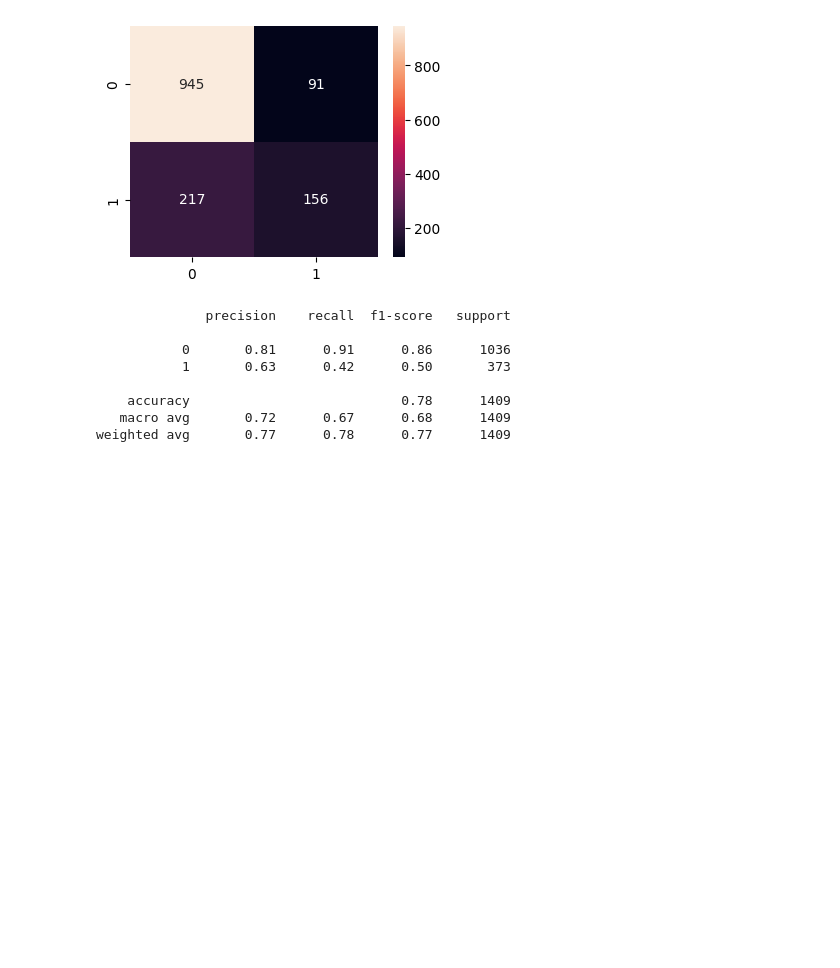
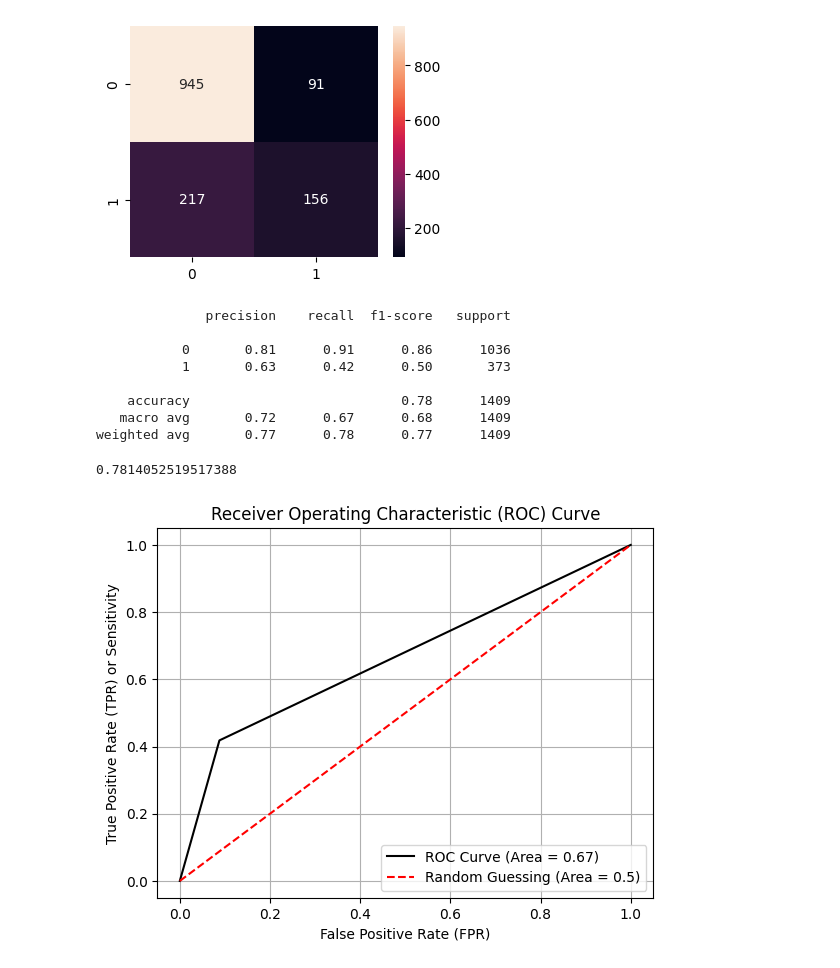
Before and after one commit to Md-Maruf-1727/Machine-Learning-Algorithms, a Jupyter notebook: Decision Tree Classifier/Customer churn prediction/code.ipynb, the cells around one changed output. Drawn from its saved outputs; the diff is of its cells as text; code cells hidden in the pictures; blank space fills up the shorter version.

```diff
--- a/Decision Tree Classifier/Customer churn prediction/code.ipynb
+++ b/Decision Tree Classifier/Customer churn prediction/code.ipynb
@@ -326,3 +326,24 @@ print(cl2)                                    # Displays the classification repo
     accuracy                           0.78      1409
    macro avg       0.72      0.67      0.68      1409
 weighted avg       0.77      0.78      0.77      1409
+# %%
+# Calculates the accuracy of the Decision Tree model trained on original (imbalanced) data.
+acc2 = accuracy_score(ytest, pred_y2)  # Computes the proportion of correctly predicted samples.
+acc2                                     # Displays the accuracy score.
+# %% [output]
+0.7814052519517388
+# %%
+# Plots the ROC curve for the Decision Tree model trained on original (imbalanced) data.
+fpr, tpr, thresholds = roc_curve(ytest, pred_y2)  # Computes false positive rate, true positive rate, and thresholds.
+roc_auc = auc(fpr, tpr)                           # Calculates the area under the ROC curve (AUC).
+
+plt.plot(fpr, tpr, color='black', label=f'ROC Curve (Area = {roc_auc:.2f})')  # Plots the ROC curve.
+plt.plot([0,1], [0,1], color='red', linestyle='--', label='Random Guessing (Area = 0.5)')  # Reference line for random classifier.
+plt.xlabel('False Positive Rate (FPR)')           # Labels the x-axis.
+plt.ylabel('True Positive Rate (TPR) or Sensitivity')  # Labels the y-axis.
+plt.title('Receiver Operating Characteristic (ROC) Curve')  # Adds a title to the plot.
+plt.legend(loc='lower right')                      # Displays the legend in the lower-right corner.
+plt.grid(True)                                     # Adds grid lines to the plot.
+plt.show()                                        # Displays the ROC curve.
+# %% [output]
+[figure, added]
```
Also changed, not shown: parts of 1 cell of this notebook.
